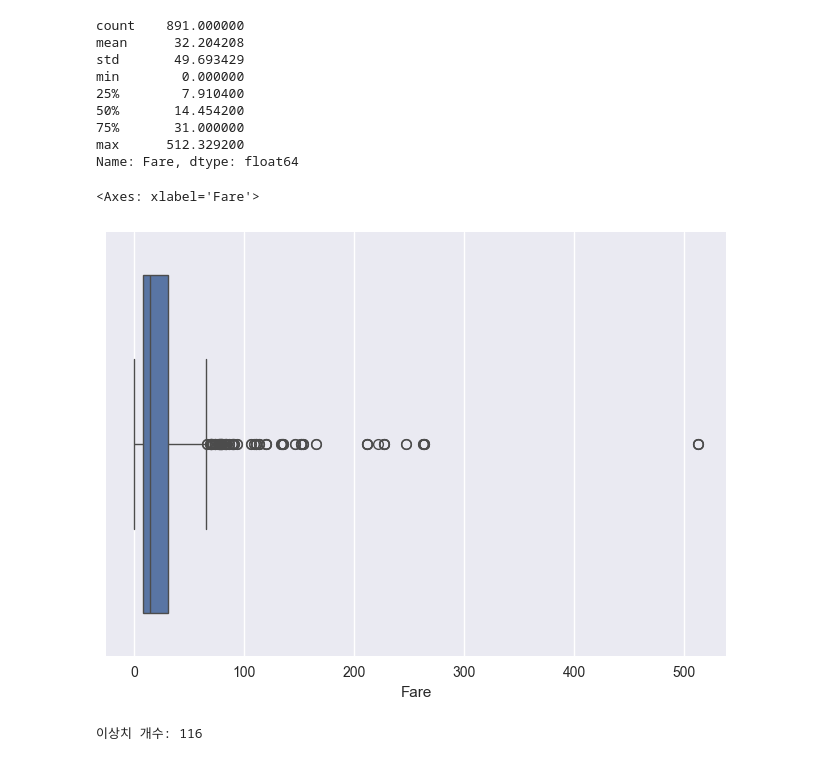
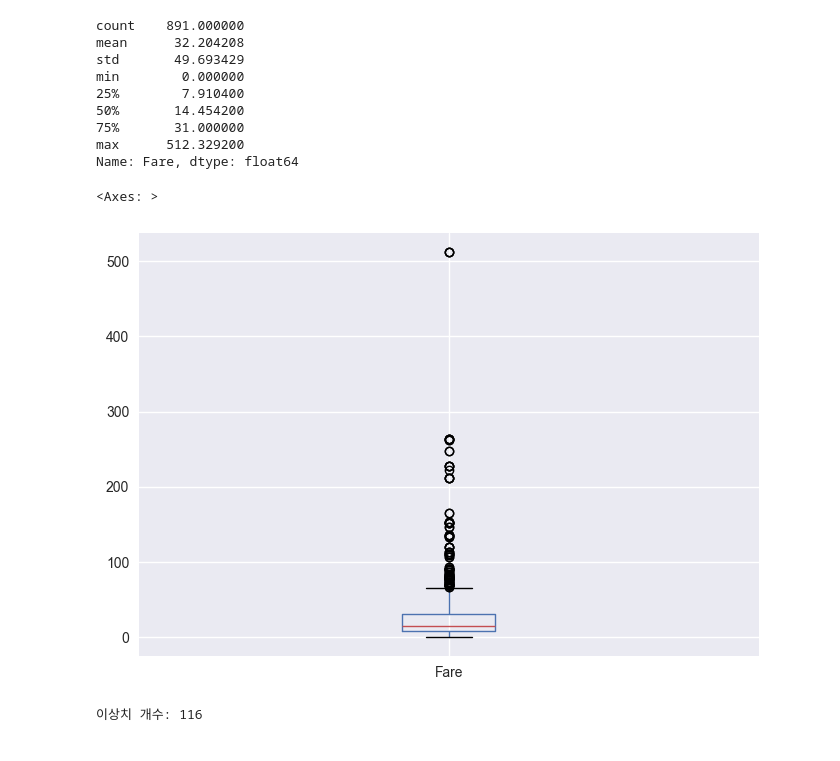
Before and after one commit to Insight-Sogang-Univ/insight-14th, a Jupyter notebook: basic/template/session02/practice_eda.ipynb, the cells around one changed output. Drawn from its saved outputs; the diff is of its cells as text; code cells hidden in the pictures.

```diff
--- a/basic/template/session02/practice_eda.ipynb
+++ b/basic/template/session02/practice_eda.ipynb
@@ -92,4 +97,4 @@ data =
 ### 1-2. **상대경로** 통해 읽어오기
 # %%
 #코드 작성하여 'data' 변수에 할당
-data =
+data = pd.read_csv('./titanic.csv')
@@ -245,9 +270,10 @@ max      512.329200
 Name: Fare, dtype: float64
 # %%
 # boxplot 통해 Fare 칼럼 이상치 확인
+data[['Fare']].boxplot()
 # %% [output]
-<Axes: xlabel='Fare'>
+<Axes: >
-[figure, old version]
+[figure, new version]
 # %%
 #Tukey's Fences로 이상치 탐지 및 제거
 
```
Also changed, not shown: parts of 18 cells of this notebook, 4 other files.
